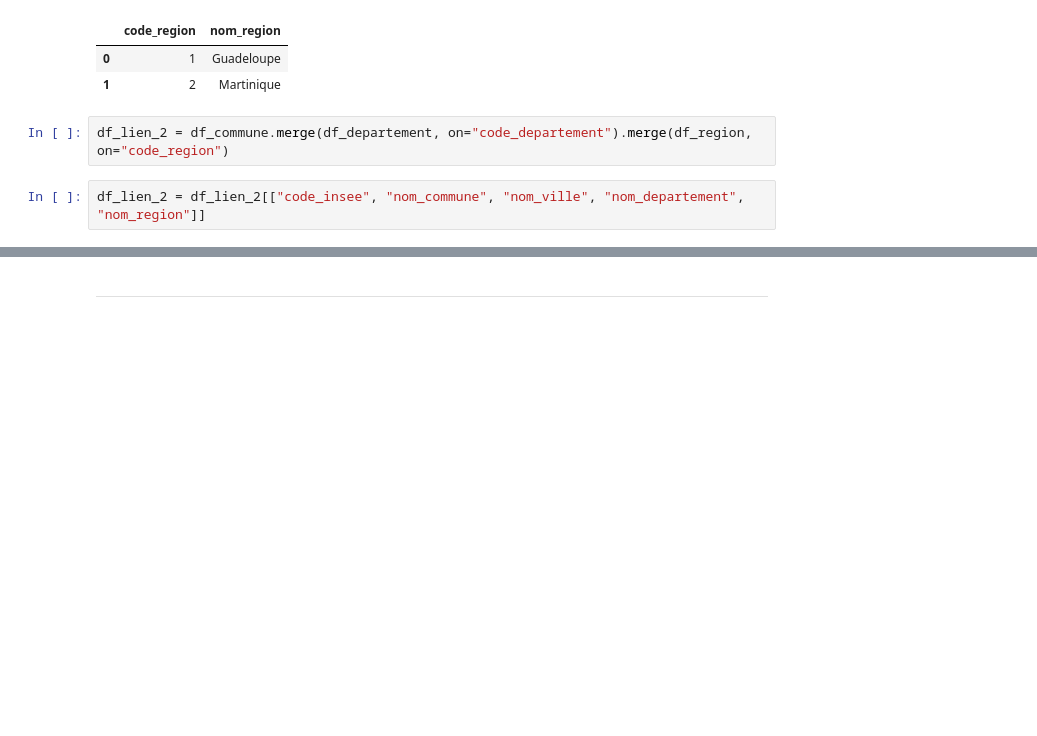
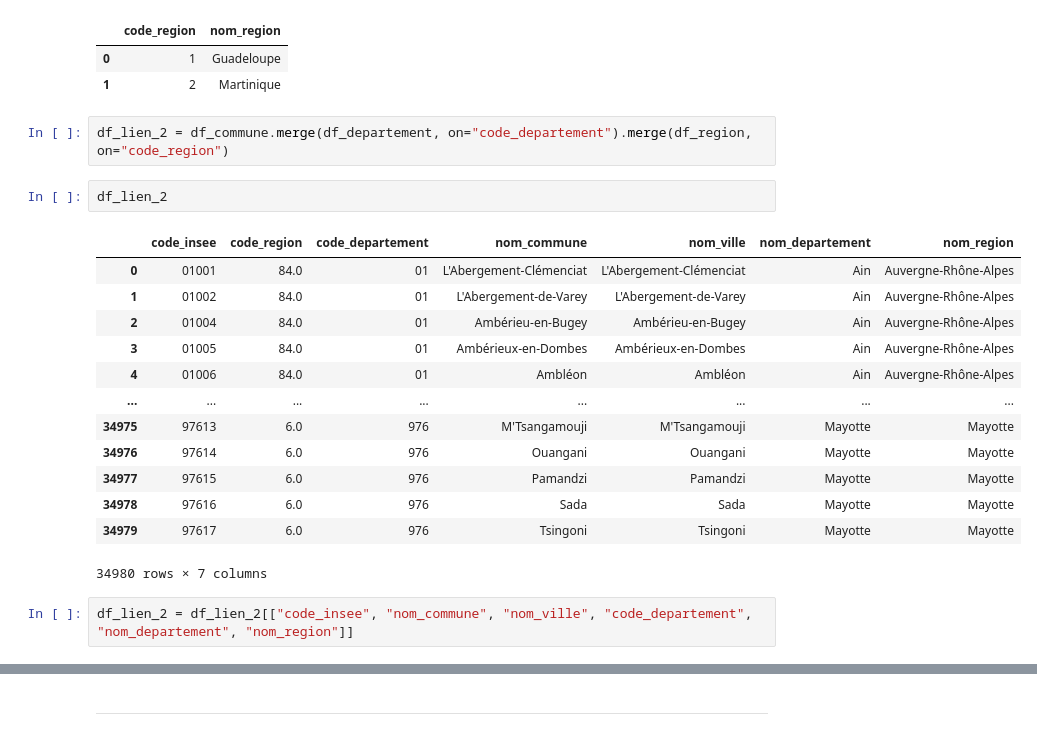
Before and after one commit to vimchun/Job-Market-in-France, a Jupyter notebook: notebooks/create_csv_codes__city_departement_region.ipynb, the cells around one changed output, grey strips where cells are left out. Saved outputs shown, nothing was run; the diff lists cells and outputs as text; blank space fills up the shorter version.

```diff
--- a/notebooks/create_csv_codes__city_departement_region.ipynb
+++ b/notebooks/create_csv_codes__city_departement_region.ipynb
@@ -186,8 +186,24 @@ df_region.head(2)
 | 1 | 2 | Martinique |
 # %%
 df_lien_2 = df_commune.merge(df_departement, on="code_departement").merge(df_region, on="code_region")
+# %%
+df_lien_2
+# %% [output]
+|  | code_insee | code_region | code_departement | nom_commune | nom_ville | nom_departement | nom_region |
+| 0 | 01001 | 84.0 | 01 | L'Abergement-Clémenciat | L'Abergement-Clémenciat | Ain | Auvergne-Rhône-Alpes |
+| 1 | 01002 | 84.0 | 01 | L'Abergement-de-Varey | L'Abergement-de-Varey | Ain | Auvergne-Rhône-Alpes |
+| 2 | 01004 | 84.0 | 01 | Ambérieu-en-Bugey | Ambérieu-en-Bugey | Ain | Auvergne-Rhône-Alpes |
+| 3 | 01005 | 84.0 | 01 | Ambérieux-en-Dombes | Ambérieux-en-Dombes | Ain | Auvergne-Rhône-Alpes |
+| 4 | 01006 | 84.0 | 01 | Ambléon | Ambléon | Ain | Auvergne-Rhône-Alpes |
+| ... | ... | ... | ... | ... | ... | ... | ... |
+| 34975 | 97613 | 6.0 | 976 | M'Tsangamouji | M'Tsangamouji | Mayotte | Mayotte |
+| 34976 | 97614 | 6.0 | 976 | Ouangani | Ouangani | Mayotte | Mayotte |
+| 34977 | 97615 | 6.0 | 976 | Pamandzi | Pamandzi | Mayotte | Mayotte |
+| 34978 | 97616 | 6.0 | 976 | Sada | Sada | Mayotte | Mayotte |
+| 34979 | 97617 | 6.0 | 976 | Tsingoni | Tsingoni | Mayotte | Mayotte |
+34980 rows × 7 columns
 # %%
-df_lien_2 = df_lien_2[["code_insee", "nom_commune", "nom_ville", "nom_departement", "nom_region"]]
+df_lien_2 = df_lien_2[["code_insee", "nom_commune", "nom_ville", "code_departement", "nom_departement", "nom_region"]]
 # %%
 df_lien_2
 # %% [output]
```
Also changed, not shown: parts of 8 cells of this notebook, 1 other file.
